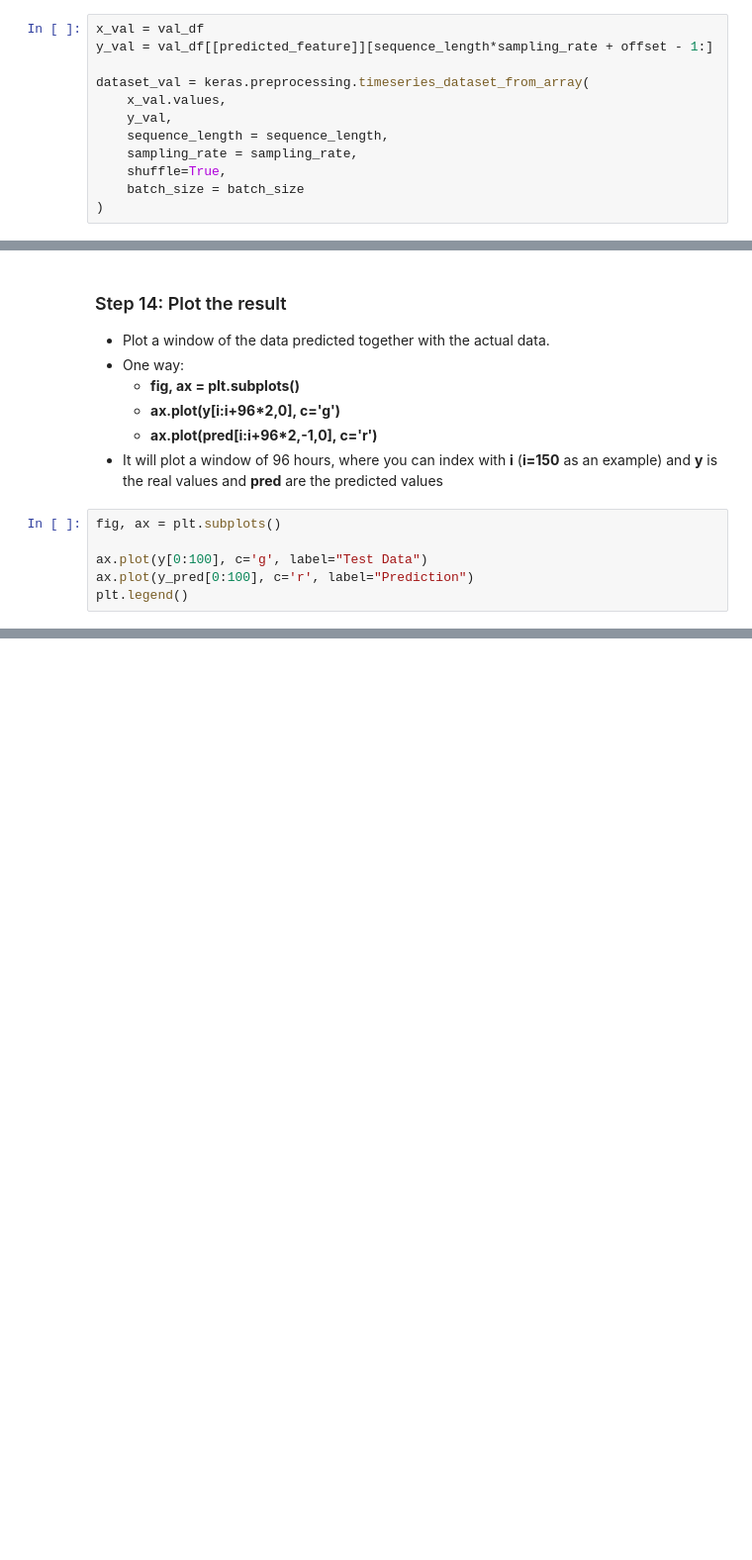
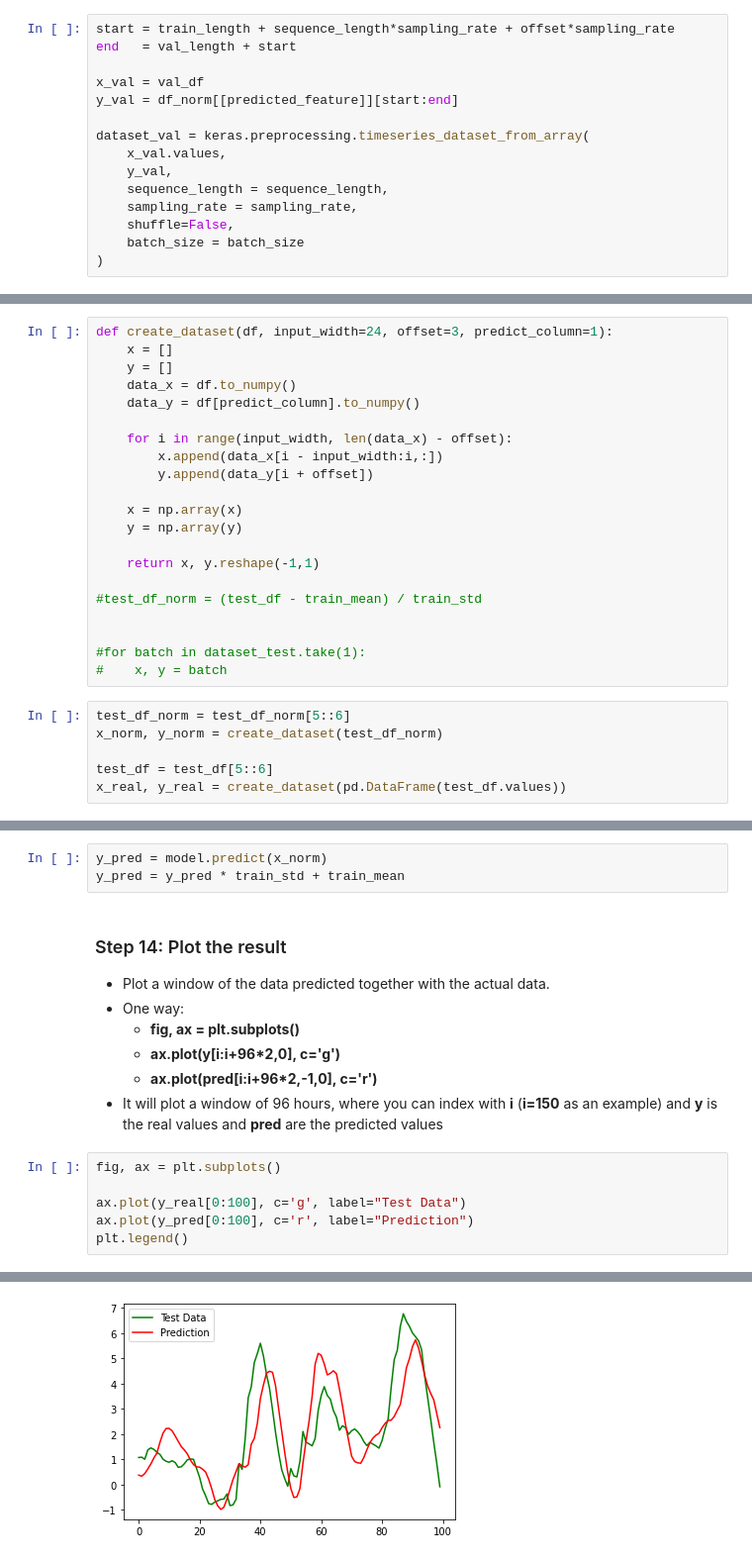
Before and after one commit to francoschroeder/ProyectoFinal, a Jupyter notebook: ModeloParaTestearGino.ipynb, the cells around one changed output, grey strips where cells are left out. Shown at 99% size. Cells and saved outputs as stored; diff of their text form; blank space fills up the shorter version.

```diff
--- a/ModeloParaTestearGino.ipynb
+++ b/ModeloParaTestearGino.ipynb
@@ -86,15 +99,18 @@ dataset_train = keras.preprocessing.timeseries_dataset_from_array(
     batch_size = batch_size
 )
 # %%
+start = train_length + sequence_length*sampling_rate + offset*sampling_rate
+end   = val_length + start
+
 x_val = val_df
-y_val = val_df[[predicted_feature]][sequence_length*sampling_rate + offset - 1:]
+y_val = df_norm[[predicted_feature]][start:end]
 
 dataset_val = keras.preprocessing.timeseries_dataset_from_array(
     x_val.values,
     y_val,
     sequence_length = sequence_length,
     sampling_rate = sampling_rate,
-    shuffle=True,
+    shuffle=False,
     batch_size = batch_size
 )
 # %%
@@ -109,6 +128,33 @@ dataset_test = keras.preprocessing.timeseries_dataset_from_array(
     shuffle=False,
     batch_size = batch_size
 )
+# %%
+def create_dataset(df, input_width=24, offset=3, predict_column=1):
+    x = []
+    y = []
+    data_x = df.to_numpy()
+    data_y = df[predict_column].to_numpy()
+
+    for i in range(input_width, len(data_x) - offset):
+        x.append(data_x[i - input_width:i,:])
+        y.append(data_y[i + offset])
+
+    x = np.array(x)
+    y = np.array(y)
+
+    return x, y.reshape(-1,1)
+
+#test_df_norm = (test_df - train_mean) / train_std
+
+
+#for batch in dataset_test.take(1):
+#    x, y = batch
+# %%
+test_df_norm = test_df_norm[5::6]
+x_norm, y_norm = create_dataset(test_df_norm)
+
+test_df = test_df[5::6]
+x_real, y_real = create_dataset(pd.DataFrame(test_df.values))
 # %% [markdown]
 ### Step 11: Create model
 - Create the following model
@@ -218,3 +246,6 @@ y_pred = model.predict(x)
+# %%
+y_pred = model.predict(x_norm)
+y_pred = y_pred * train_std + train_mean
 # %% [markdown]
 ### Step 14: Plot the result
 - Plot a window of the data predicted together with the actual data.
@@ -226,6 +257,7 @@ y_pred = model.predict(x)
 # %%
 fig, ax = plt.subplots()
 
-ax.plot(y[0:100], c='g', label="Test Data")
+ax.plot(y_real[0:100], c='g', label="Test Data")
 ax.plot(y_pred[0:100], c='r', label="Prediction")
 plt.legend()
+# %% [output]
@@ -231,0 +265 @@ plt.legend()
+[figure, added]
```
Also changed, not shown: parts of 20 cells of this notebook, 3 other files.
